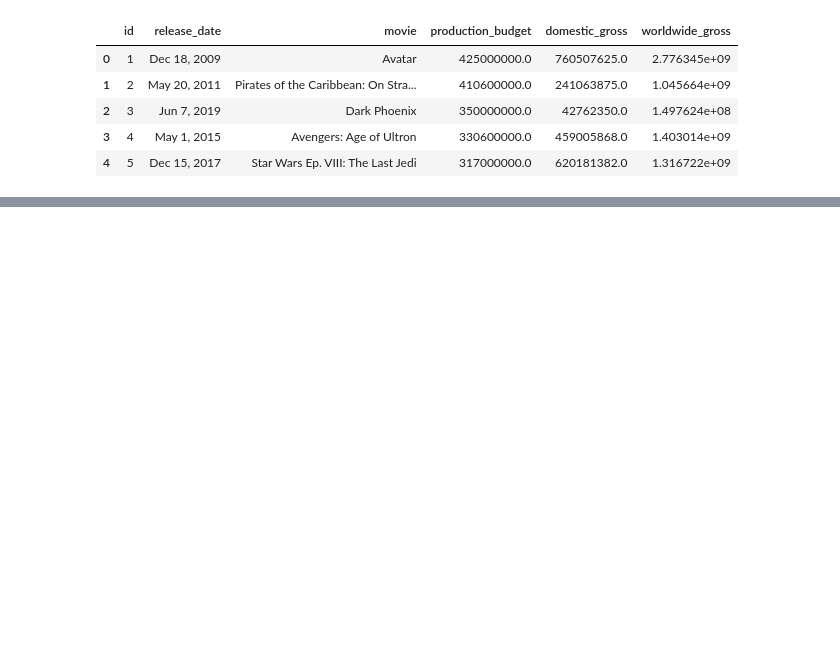
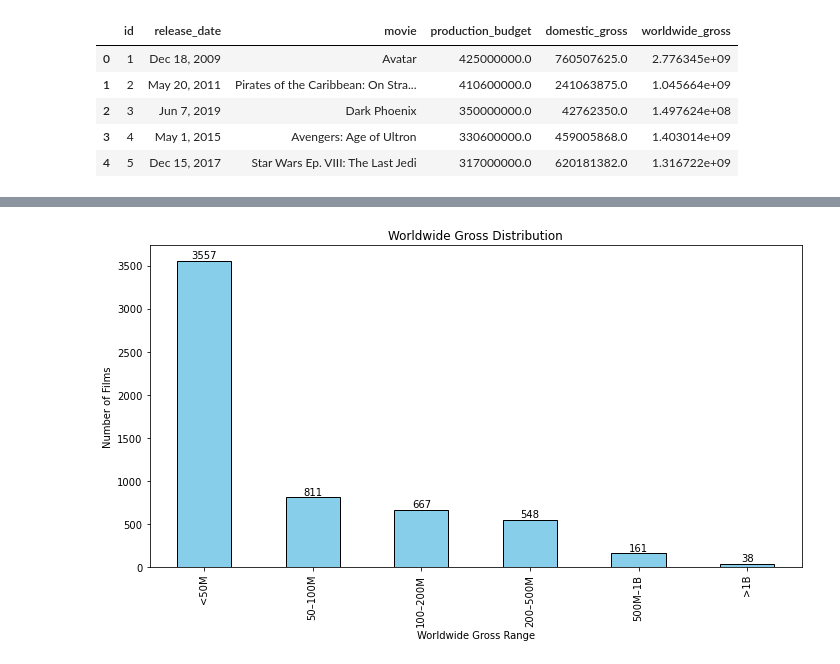
Before and after one commit to Vain-Guy/Data-s-Cut, a Jupyter notebook: notebooks/exploratory.ipynb, the cells around one changed output, grey strips where cells are left out. Cells and saved outputs as stored; diff of their text form; code cells hidden in the pictures; blank space fills up the shorter version.

```diff
--- a/notebooks/exploratory.ipynb
+++ b/notebooks/exploratory.ipynb
@@ -1066,0 +714,29 @@ movies_df.shape
+# %%
+import pandas as pd
+import matplotlib.pyplot as plt
+
+# Clean and convert worldwide_gross to numeric
+cleaned_gross = budget_df['worldwide_gross'].replace('[\$,]', '', regex=True).astype(float)
+
+# Define bin edges and labels
+bins = [0, 50_000_000, 100_000_000, 200_000_000, 500_000_000, 1_000_000_000, float('inf')]
+labels = ['<50M', '50–100M', '100–200M', '200–500M', '500M–1B', '>1B']
+
+# Bin values and count frequencies
+bin_counts = pd.cut(cleaned_gross, bins=bins, labels=labels, right=False).value_counts().sort_index()
+
+# Plot
+plt.figure(figsize=(10, 6))
+ax = bin_counts.plot(kind='bar', color='skyblue', edgecolor='black')
+plt.title('Worldwide Gross Distribution')
+plt.xlabel('Worldwide Gross Range')
+plt.ylabel('Number of Films')
+
+# Add count labels on top of bars
+for i, count in enumerate(bin_counts):
+    ax.text(i, count + 1, str(count), ha='center', va='bottom')
+
+plt.tight_layout()
+plt.show()
+# %% [output]
+[figure, added]
```
Also changed, not shown: parts of 108 cells of this notebook.
